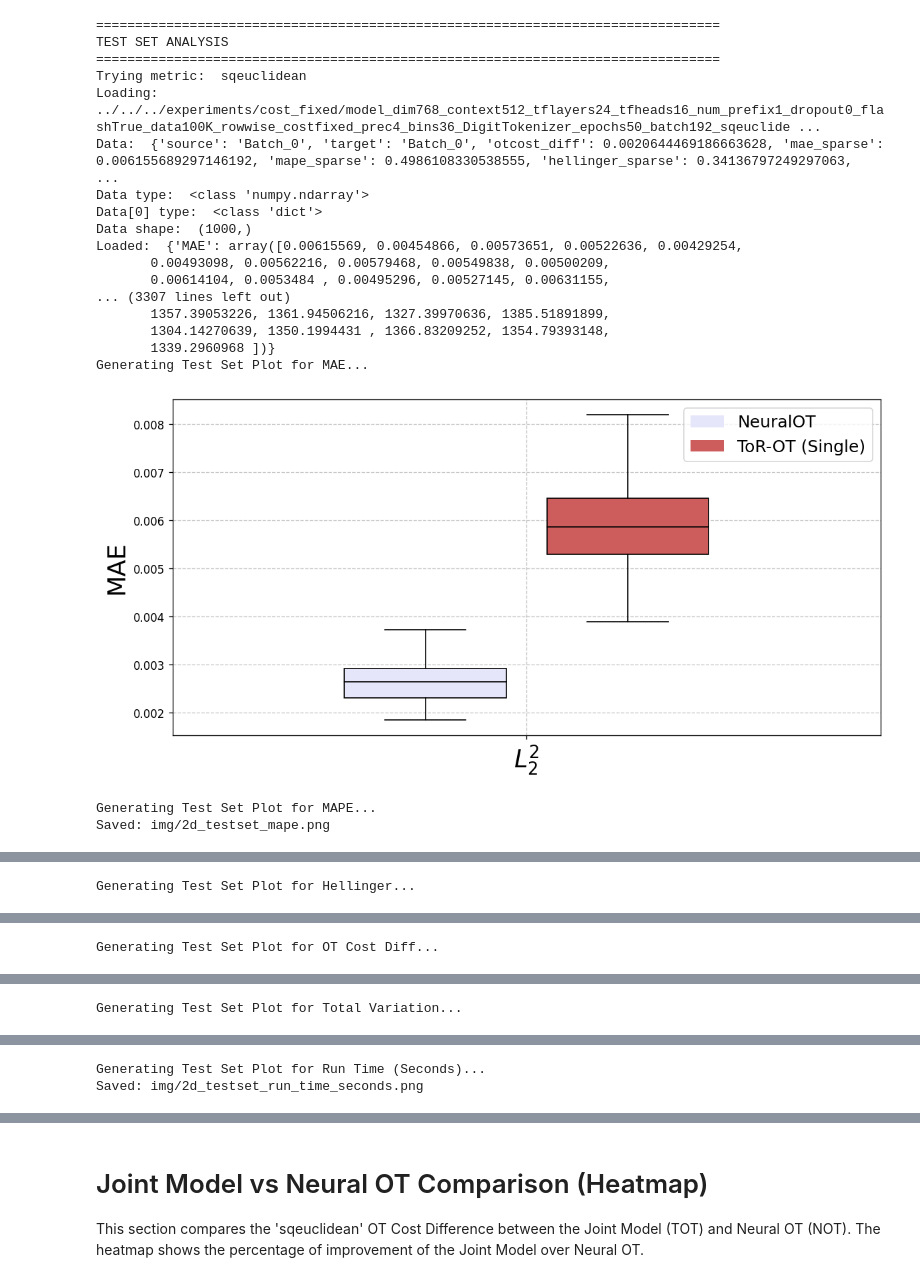
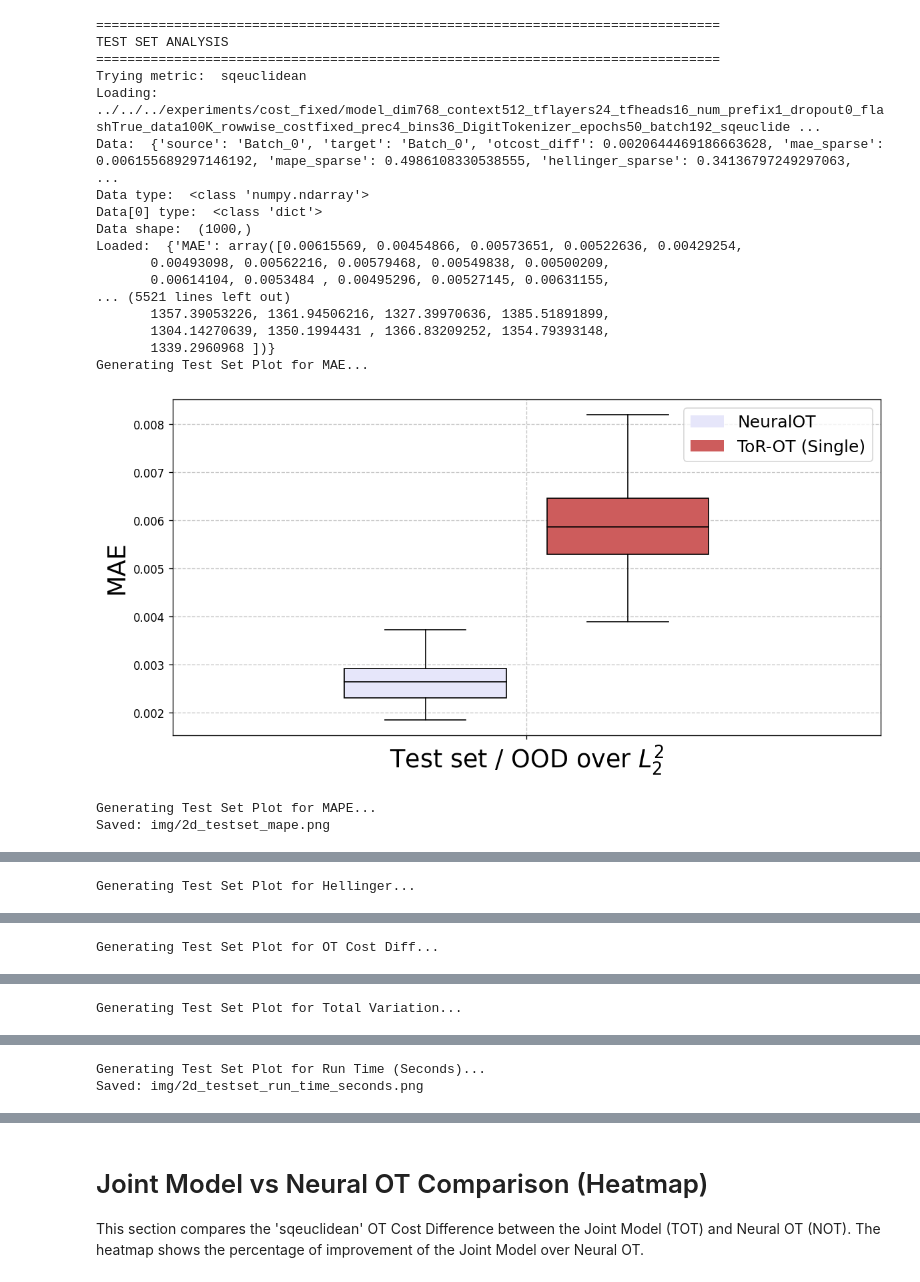
Before and after one commit to vsingh-group/TOR-OT, a Jupyter notebook: TF4OT/evals/plots/comparison_box_plots_2d.ipynb, the cells around one changed output, grey strips where cells are left out. Cells and saved outputs as stored; diff of their text form; code cells hidden in the pictures.

```diff
--- a/TF4OT/evals/plots/comparison_box_plots_2d.ipynb
+++ b/TF4OT/evals/plots/comparison_box_plots_2d.ipynb
@@ -17,7 +17,7 @@ METRICS = ['sqeuclidean']
 METRIC_LABELS = {
     'cityblock':   r'$L_1$',
     'euclidean':   r'$L_2$',
-    'sqeuclidean': r'$L_2^2$',
+    'sqeuclidean': r'Test set / OOD over $L_2^2$',
     'minkowski':   r'$L_3$',
     'chebyshev':   r'$L_\infty$',
     'canberra':    r'Canberra',
@@ -288,6 +288,20 @@ for metric in METRICS:
     val = load_testset_npz(path_not_indiv)
     if val: all_testset_data[metric]['NOT_INDIV'] = val
     print("NOT_INDIV: ", val)
+
+    # OOD Loading
+    # Assume OOD files follow: eval_all_ood_2d_{metric}_results_{model}.npy
+    path_tot_ood = os.path.join(dir_joint, f"eval_all_testset_2d_{metric}_results_tot.npy")
+    path_not_ood = os.path.join(dir_indiv, f"eval_all_testset_2d_{metric}_results_not.npy")
+
+    val = load_testset_npz(path_tot_ood)
+    if val: all_testset_data[metric]['TOT_OOD'] = val
+    else: print(f"  No OOD TOT data found for {metric} at {path_tot_ood}")
+
+    val = load_testset_npz(path_not_ood)
+    if val: all_testset_data[metric]['NOT_OOD'] = val
+    else: print(f"  No OOD NOT data found for {metric} at {path_not_ood}")
+
 
     #val = load_testset_npz(path_tot_joint)
     #if val: all_testset_data[metric]['TOT_JOINT'] = val
@@ -385,34 +399,36 @@ for perf_metric in PERFORMANCE_METRICS:
         for i in range(len(TESTSET_KEYS))
     ]
     ax.legend(handles=legend_elements, loc='upper right', fontsize=15)
 
     plt.tight_layout()
     if perf_metric in ['MAPE', 'Run Time (Seconds)']:
         # make a filesystem-safe name like: testset_mape.png, testset_run_time_seconds.png
         safe_metric = re.sub(r'[^a-z0-9]+', '_', perf_metric.lower()).strip('_')
         out_png = f"img/2d_testset_{safe_metric}.png"
         plt.savefig(out_png, bbox_inches='tight', dpi=300)
         print(f"Saved: {out_png}")
 
     plt.show()
+# OOD Keys
+OOD_KEYS = ['NOT_OOD', 'TOT_OOD']
 # %% [output]
 ================================================================================
 TEST SET ANALYSIS
 ================================================================================
 Trying metric:  sqeuclidean
 Loading:  ../../../experiments/cost_fixed/model_dim768_context512_tflayers24_tfheads16_num_prefix1_dropout0_flashTrue_data100K_rowwise_costfixed_prec4_bins36_DigitTokenizer_epochs50_batch192_sqeuclide ...
 Data:  {'source': 'Batch_0', 'target': 'Batch_0', 'otcost_diff': 0.0020644469186663628, 'mae_sparse': 0.006155689297146192, 'mape_sparse': 0.4986108330538555, 'hellinger_sparse': 0.34136797249297063,  ...
 Data type:  <class 'numpy.ndarray'>
 Data[0] type:  <class 'dict'>
 Data shape:  (1000,)
 Loaded:  {'MAE': array([0.00615569, 0.00454866, 0.00573651, 0.00522636, 0.00429254,
        0.00493098, 0.00562216, 0.00579468, 0.00549838, 0.00500209,
        0.00614104, 0.0053484 , 0.00495296, 0.00527145, 0.00631155,
-... (3307 lines left out)
+... (5521 lines left out)
        1357.39053226, 1361.94506216, 1327.39970636, 1385.51891899,
        1304.14270639, 1350.1994431 , 1366.83209252, 1354.79393148,
        1339.2960968 ])}
 Generating Test Set Plot for MAE...
-[figure, old version]
+[figure, new version]
 Generating Test Set Plot for MAPE...
 Saved: img/2d_testset_mape.png
```
Also changed, not shown: parts of 5 cells of this notebook, 3 other files.
